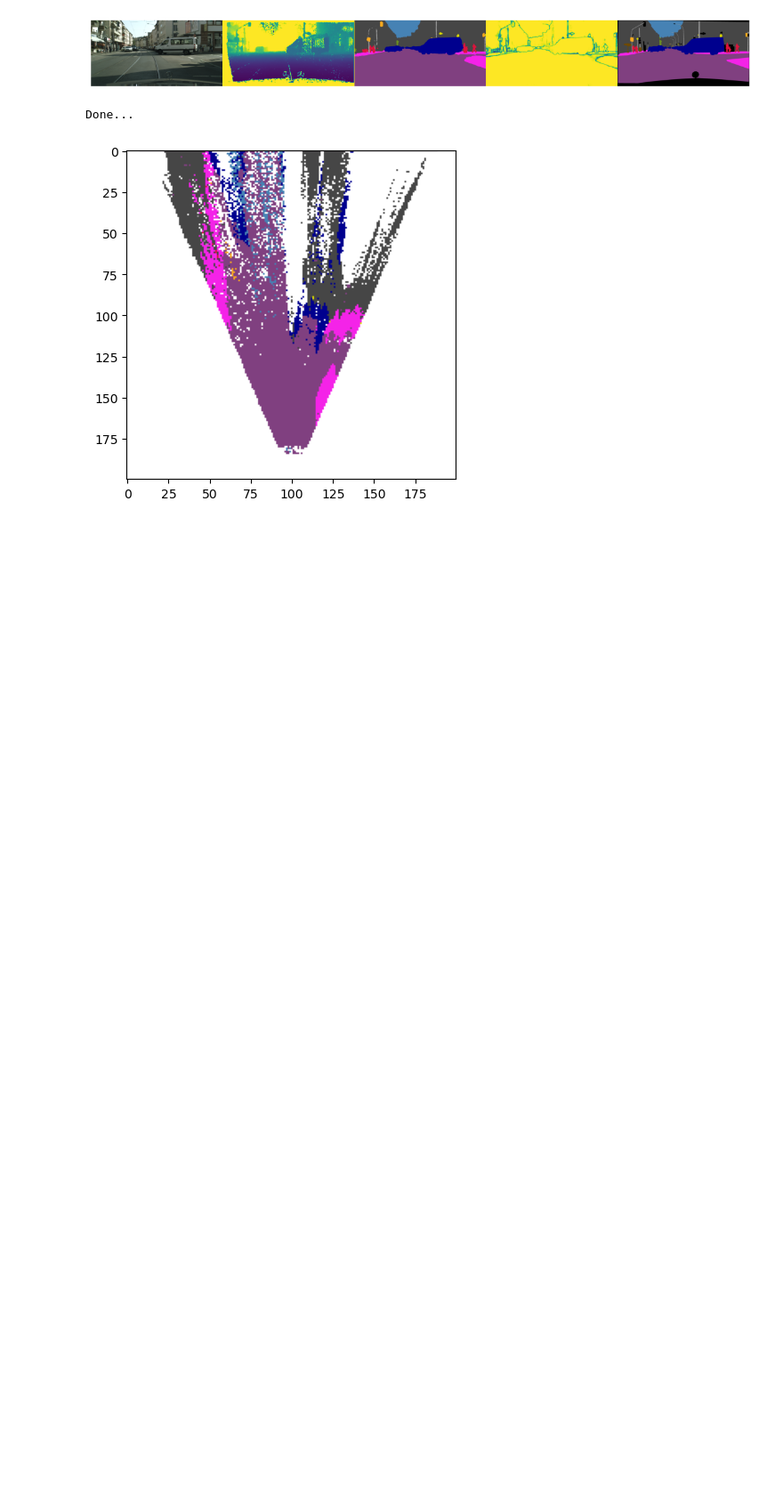
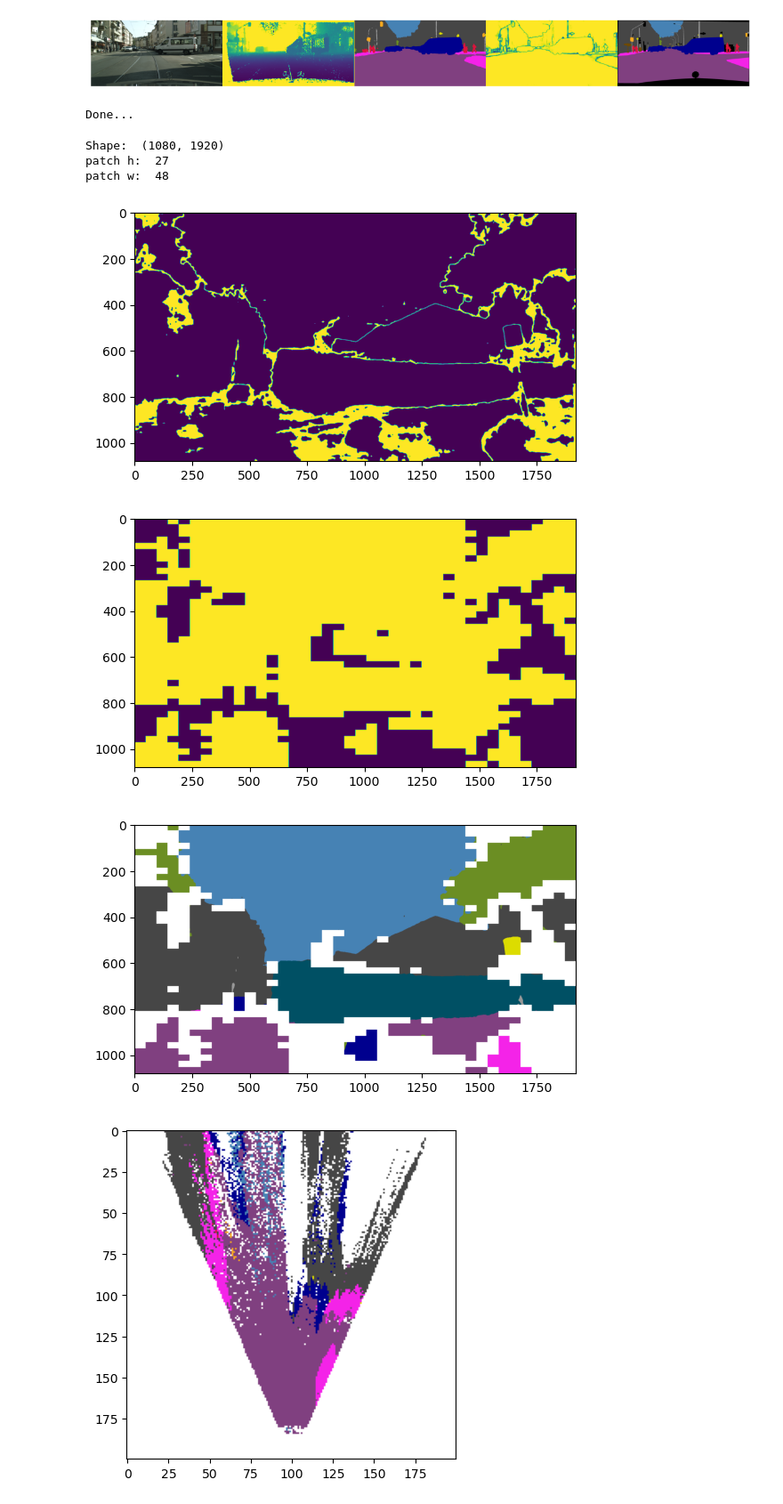
Before and after one commit to ArlenCHEN/multinomial_diffusion, a Jupyter notebook: segmentation_diffusion/Test_projection.ipynb, the cells around one changed output. Shown at 89% size. Saved outputs shown, nothing was run; the diff lists cells and outputs as text; code cells hidden in the pictures; blank space fills up the shorter version.

```diff
--- a/segmentation_diffusion/Test_projection.ipynb
+++ b/segmentation_diffusion/Test_projection.ipynb
@@ -144,6 +144,76 @@ print('Done...')
 # %% [output]
 [figure]
 Done...
+# %%
+# ACDC
+
+from skimage.util import view_as_blocks
+
+def generate_mask(seg_cs):
+    print('Shape: ', seg_cs.shape)
+    mask = np.ones(seg_cs.shape)
+    num_h = 40.
+    num_w = 40.
+    img_h, img_w = seg_cs.shape
+    patch_h = int(img_h/num_h)
+    patch_w = int(img_w/num_w)
+    print('patch h: ', patch_h)
+    print('patch w: ', patch_w)
+    patches = view_as_blocks(seg_cs, (patch_h, patch_w))
+
+    half_patch_h = int(patch_h/2.)
+    half_patch_w = int(patch_w/2.)
+
+    center_h = int(patch_h/2.)
+
+    for p_1 in patches:
+        center_w = int(patch_w/2.)
+        for p_2 in p_1:
+            if np.mean(p_2)>0.5:
+                left_bound = max([0, center_w - half_patch_w])
+                right_bound = min([img_w, center_w + half_patch_w])
+                upper_bound = max([0, center_h - half_patch_h])
+                bottom_bound = min([img_h, center_h + half_patch_h])
+                mask[upper_bound:bottom_bound+1, left_bound:right_bound+1] = 0
+
+            center_w = center_w + patch_w
+        center_h = center_h + patch_h
+
+    return mask
+
+npy_root = '/home/zheng/Softwares/Experiments/diff/testing_data/cityscapes'
+npy_list = sorted(glob.glob(os.path.join(npy_root, '*.npy')))
+for npy_path in npy_list:
+    seg_logit = np.load(npy_path)
+    seg_cs = np.amax(seg_logit, axis=0) # Confidence score
+    seg_id = np.argmax(seg_logit, axis=0)
+    seg_id = seg_id+1
+
+    inpa_mask = generate_mask((seg_cs<0.9).astype(int))
+
+    seg_id[inpa_mask==0] = 0
+
+    plt.imshow(seg_cs<0.7)
+    plt.show()
+
+    inpa_mask_path = os.path.join(npy_root, 'mask.npy')
+    np.save(inpa_mask_path, inpa_mask)
+    plt.imshow(inpa_mask)
+    plt.show()
+
+    color_seg = np.zeros((seg_id.shape[0], seg_id.shape[1], 3), dtype=np.uint8)
+    for label, color in enumerate(PALETTE_1):
+        color_seg[seg_id == label, :] = color
+
+    plt.imshow(color_seg)
+    plt.show()
+# %% [output]
+Shape:  (1080, 1920)
+patch h:  27
+patch w:  48
+[figure, added]
+[figure, added]
+[figure, added]
 # %%
 def projection_bev_matrix(rx=4, rz=-4, ux=100, uz=200):
     """
```
Also changed, not shown: 7 other files.
